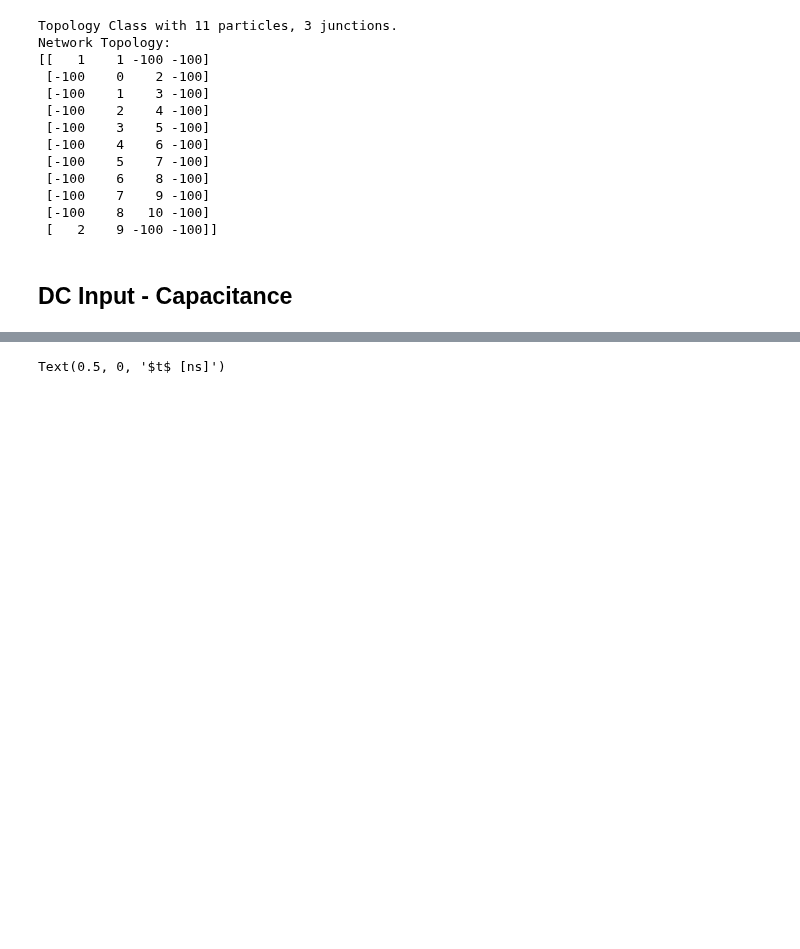
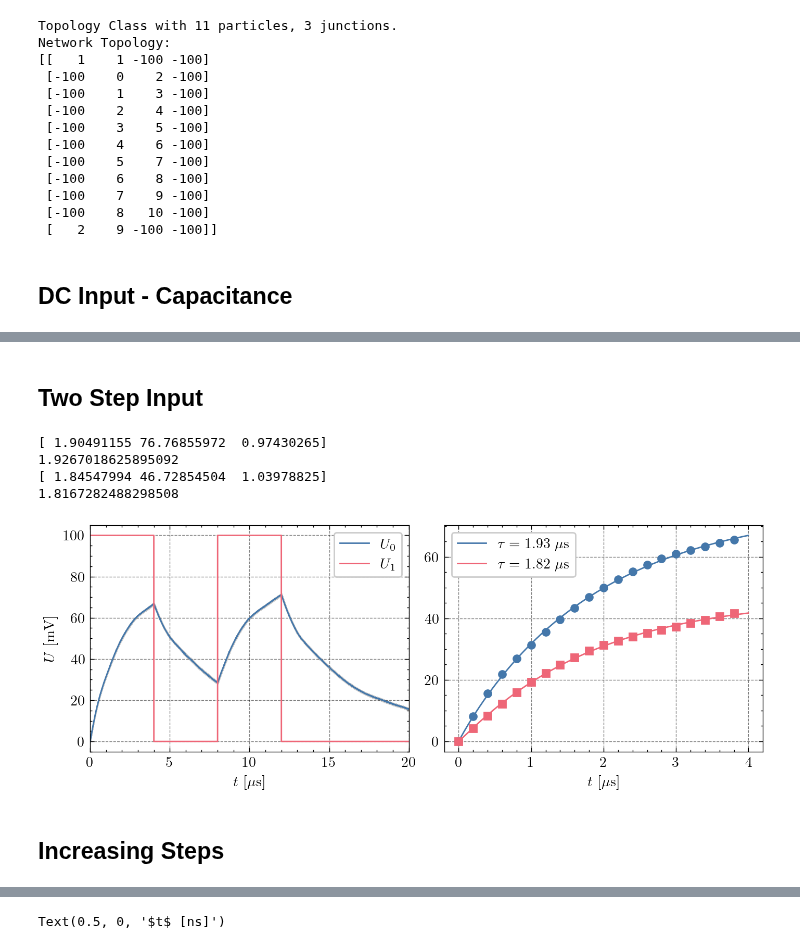
Before and after one commit to JonasMnsing/NanoNets, a Jupyter notebook: scripts/2_funding_period/WP2/magic_cable/ipynb/dc_input.ipynb, the cells around one changed output, grey strips where cells are left out. Cells and saved outputs as stored; diff of their text form; code cells hidden in the pictures; blank space fills up the shorter version.

```diff
--- a/scripts/2_funding_period/WP2/magic_cable/ipynb/dc_input.ipynb
+++ b/scripts/2_funding_period/WP2/magic_cable/ipynb/dc_input.ipynb
@@ -9,19 +9,28 @@ import scienceplots
 import numpy as np
 import pandas as pd
 import networkx as nx
+import dask.dataframe
 
 %matplotlib inline
 
 from scipy.optimize import curve_fit
+from scipy.special import gamma
 plt.style.use(["science","bright","grid"])
 cm  = plt.get_cmap('cividis')
 
 def radius_to_capacitance(np_radius: float)->float:
 
     factor  = 4*3.14159265359*8.85418781762039*0.001*3.9
-    cap     = int(factor*np_radius)
+    cap     = factor*np_radius
 
     return cap
+
+def exp_saturation(t, tau, a0):
+    return a0*(1 - np.exp(-t/tau))
+def stretched_exp_saturation(t, tau, a0, beta):
+    return a0*(1 - np.exp(-(t/tau)**beta))
+def streched_moments(tau, beta, n=1):
+    return gamma(n/np.array(beta))*(np.array(tau)**n)/np.array(beta)
 # %%
 topology_parameter  = {
     "Nx"                : 10,
@@ -80,0 +155,62 @@ Text(0.5, 0, '$t$ [ns]')
+# %% [markdown]
+## Two Step Input
+# %%
+N_voltages      = 200000
+steps_between_s = [0,400,800,1600,2000,4000,5000,10000,20000,40000]
+steps_per_step  = 40000
+time_step       = 1e-10
+cap             = 5e3
+t_vals          = np.arange(N_voltages-1)*1e-10*1e6
+folder          = "/home/j/j_mens07/phd/data/2_funding_period/potential/magic_cable/two_step_input/"
+data_two        = {steps : pd.read_csv(f"{folder}Nx=10_Ny=1_Nz=1_Ne=2_{steps}.csv") for steps in steps_between_s}
+# %%
+steps_between   = 40000
+df              = data_two[steps_between].copy()
+fuc = stretched_exp_saturation
+fig = plt.figure(dpi=200, layout='constrained')
+fig.set_figwidth(fig.get_figwidth()*2)
+ax  = fig.add_subplot(1,2,1)
+x   = df['E0'].values*1000
+y   = df['Current'].values*1000
+y_e = df['Error'].values*1000
+y1  = y[:steps_per_step].copy()
+y2  = y[steps_per_step+steps_between:2*steps_per_step+steps_between].copy()
+y1  -= y1[0]
+y2  -= y2[0]
+
+ax.plot(t_vals, y, label='$U_0$')
+ax.fill_between(t_vals, y+y_e, y-y_e, color='black', alpha=0.2)
+ax.plot(t_vals, x, label='$U_1$')
+ax.set_ylabel('$U$ [mV]')
+ax.set_xlabel('$t$ [$\mu$s]')
+ax.set_xlim(0,np.round(np.max(t_vals)))
+ax.set_ylim(-5,105)
+ax.legend()
+
+ax  = fig.add_subplot(1,2,2)
+p,c = curve_fit(fuc, t_vals[:len(y1)],y1, p0=[2,100,1])
+print(p)
+print(streched_moments(p[0],p[2]))
+p1  = ax.plot(t_vals[:len(y1)],y1, 'o', markevery=2000, ms=5)
+# ax.plot(t_vals[:len(y1)],fuc(t_vals[:len(y1)],*p), color=p1[0].get_color(), label=f'$\\tau = [{np.round(p[0],3)} \pm {np.round(np.sqrt(c[0,0]),3)}]$ $\mu$s')
+ax.plot(t_vals[:len(y1)],fuc(t_vals[:len(y1)],*p), color=p1[0].get_color(), label=f'$\\tau = {np.round(streched_moments(p[0],p[2]),2)}$ $\mu$s')
+
+p,c = curve_fit(fuc, t_vals[:len(y2)],y2, p0=[2,50,1])#, bounds=[(0,0,0),(200,np.inf,1)])
+print(p)
+print(streched_moments(p[0],p[2]))
+p2  = ax.plot(t_vals[:len(y2)],y2, 's', markevery=2000, ms=5)
+# ax.plot(t_vals[:len(y2)],fuc(t_vals[:len(y2)],*p), color=p2[0].get_color(), label=f'$\\tau = [{np.round(p[0],3)} \pm {np.round(np.sqrt(c[0,0]),3)}]$ $\mu$s')
+ax.plot(t_vals[:len(y2)],fuc(t_vals[:len(y2)],*p), color=p2[0].get_color(), label=f'$\\tau = {np.round(streched_moments(p[0],p[2]),2)}$ $\mu$s')
+ax.set_xlabel('$t$ [$\mu$s]')
+ax.legend()
+
+fig.savefig(f"../plots/two_step_inputs/output_response_two_input_cap_{steps_between}.svg", transparent=True)
+fig.savefig(f"../plots/two_step_inputs/output_response_two_input_cap_{steps_between}.pdf", transparent=False)
+# %% [output]
+[ 1.90491155 76.76855972  0.97430265]
+1.9267018625895092
+[ 1.84547994 46.72854504  1.03978825]
+1.8167282488298508
+[figure, added]
+# %% [markdown]
+## Increasing Steps
```
Also changed, not shown: parts of 18 cells of this notebook, 8 other files.
